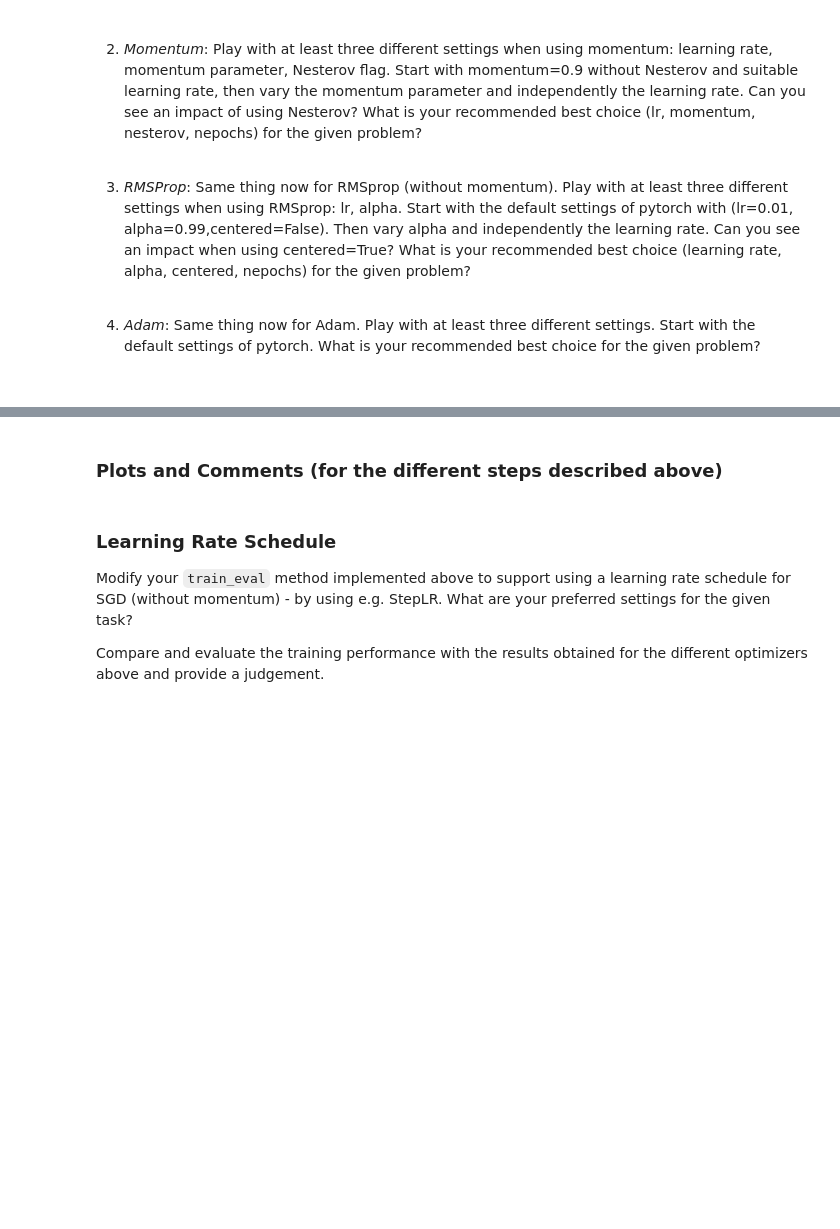
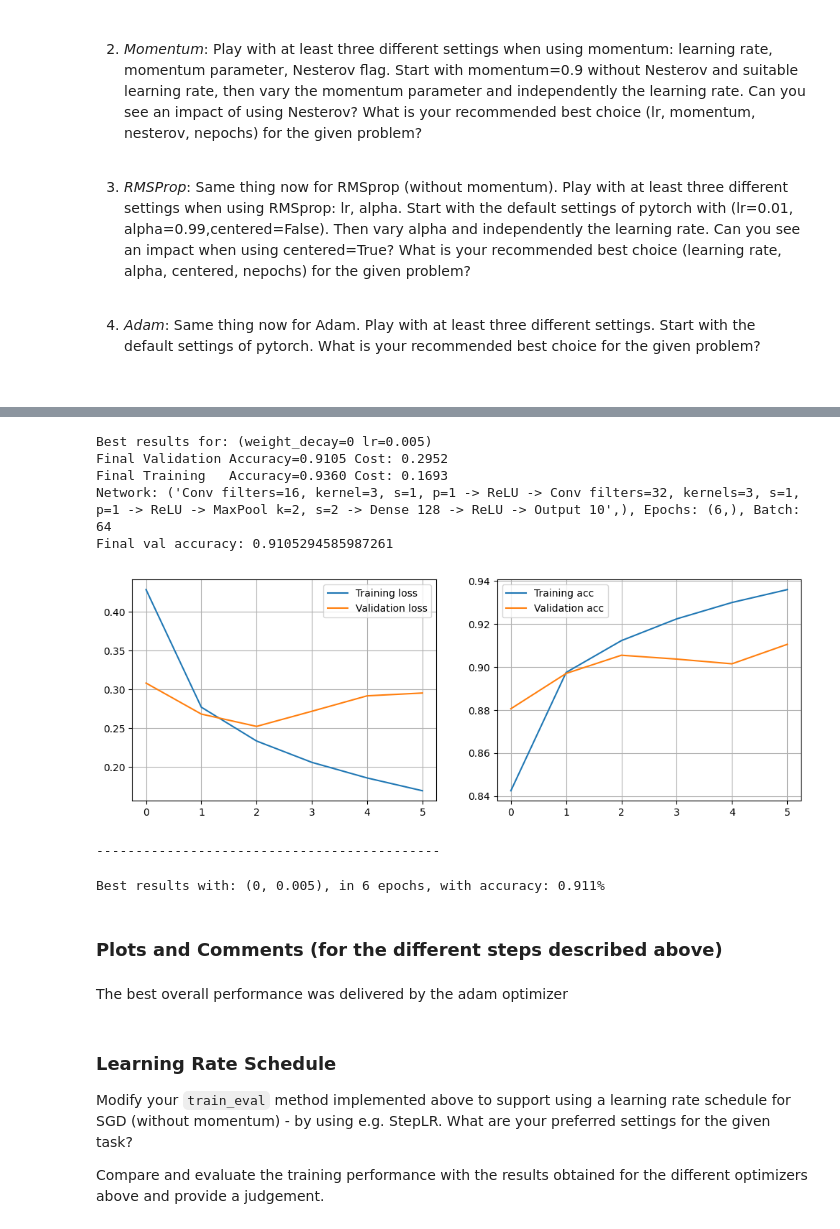
Before and after one commit to dave1b/TSM_DeLearn, a Jupyter notebook: week5/PW05_optimisers_FashionMNIST_dave_brunner_pytorch.ipynb, the cells around one changed output, grey strips where cells are left out. Cells and saved outputs as stored; diff of their text form; code cells hidden in the pictures; blank space fills up the shorter version.

```diff
--- a/week5/PW05_optimisers_FashionMNIST_dave_brunner_pytorch.ipynb
+++ b/week5/PW05_optimisers_FashionMNIST_dave_brunner_pytorch.ipynb
@@ -386,0 +548,26 @@ cost_hist, cost_hist_test, acc_hist, acc_hist_test = train_eval(model, optimizer
+# %%
+# 4. Adam
+k_folds = 5
+batch_size = 64
+num_epochs = 1
+loss_function = nn.CrossEntropyLoss()
+dataset = ConcatDataset([training_data, validation_data])
+network = cnn_model()
+
+params = [
+    # vary learning rate
+    (0, 0.0005), (0, 0.001), (0, 0.005), (0, 0.01), (0, 0.025),
+    # vary weight_decay
+    (0.001, 0.001), (0.005, 0.001)
+]
+
+res_dict = {}
+
+for (weight_decay, lr) in params:
+    optimizer = torch.optim.Adam(network.parameters(), lr=lr, weight_decay=weight_decay)
+    res_dict[weight_decay, lr] = cross_validate(network, k_folds, batch_size, optimizer, loss_function,
+                                                dataset, num_epochs)
+
+res_dict = dict(sorted(res_dict.items(), key=lambda item: item[1]))
+[print(f"Params (weight_decay={weight_decay} lr={lr}) -> Accuracy: {acc:.3f}%") for (weight_decay, lr), acc in
+ res_dict.items()]
@@ -387,5 +590,34 @@ cost_hist, cost_hist_test, acc_hist, acc_hist_test = train_eval(model, optimizer
+# %%
+n_epochs = 6
+batch_size = 64
+best_params = list(res_dict)[-1]
+network = cnn_model()
+best_params_str = f"(weight_decay={best_params[0]} lr={best_params[1]})"
+print(f"Best results for: {best_params_str}")
+
+best_optimizer = torch.optim.Adam(network.parameters(), weight_decay=best_params[0], lr=best_params[1])
+cost_hist, cost_hist_test, acc_hist, acc_hist_test = train_eval(network, best_optimizer, n_epochs, training_loader,
+                                                                validation_loader)
+results.append(
+    Result(model_description, n_epochs, batch_size, acc_hist, acc_hist_test, cost_hist, cost_hist_test, None))
+results[-1].plot_result()
+# %% [output]
+Best results for: (weight_decay=0 lr=0.005)
+Final Validation Accuracy=0.9105 Cost: 0.2952
+Final Training   Accuracy=0.9360 Cost: 0.1693
+Network: ('Conv filters=16, kernel=3, s=1, p=1 -> ReLU -> Conv filters=32, kernels=3, s=1, p=1 -> ReLU -> MaxPool k=2, s=2 -> Dense 128 -> ReLU -> Output 10',), Epochs: (6,), Batch: 64
+Final val accuracy: 0.9105294585987261
+[figure, added]
+--------------------------------------------
+# %%
+# 4. Adam
+print(f"Best results with: {best_params}, in {n_epochs} epochs, with accuracy: {acc_hist_test[-1]:.3f}%")
+# %% [output]
+Best results with: (0, 0.005), in 6 epochs, with accuracy: 0.911%
 # %% [markdown]
 ### Plots and Comments (for the different steps described above)
+# %% [markdown]
+The best overall performance was delivered by the adam optimizer
 # %% [markdown]
 ### Learning Rate Schedule
 
```
Also changed, not shown: parts of 21 cells of this notebook.
